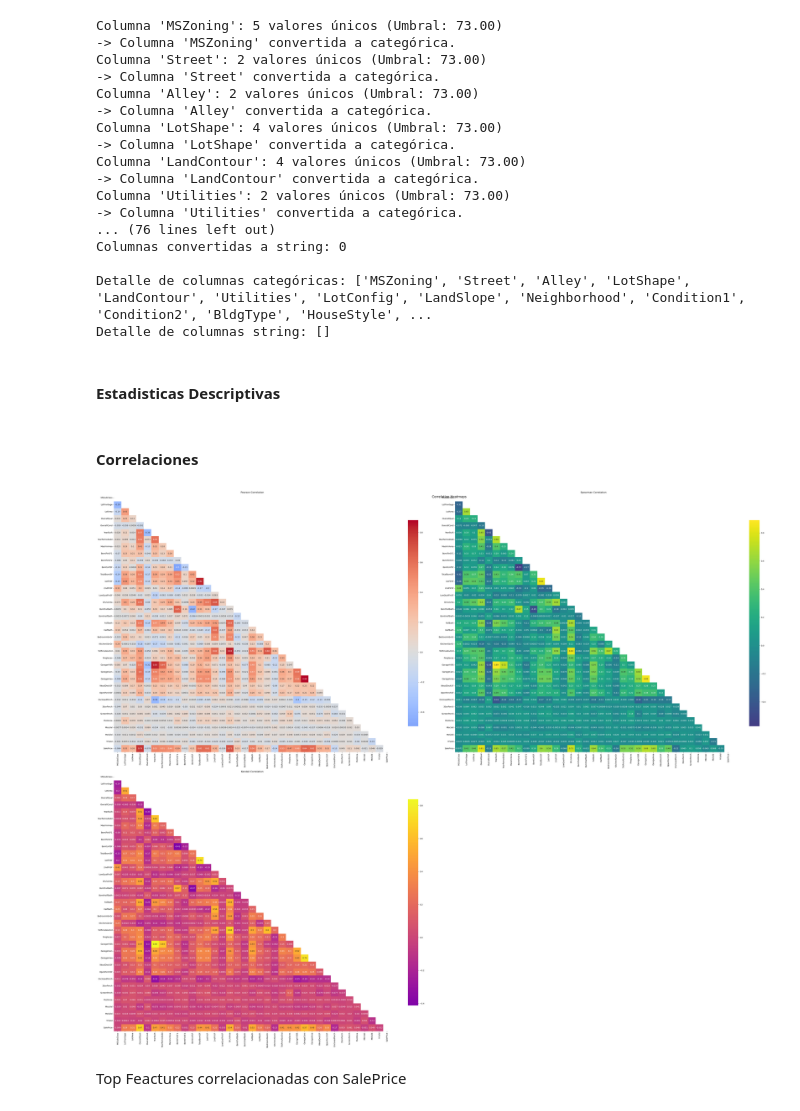
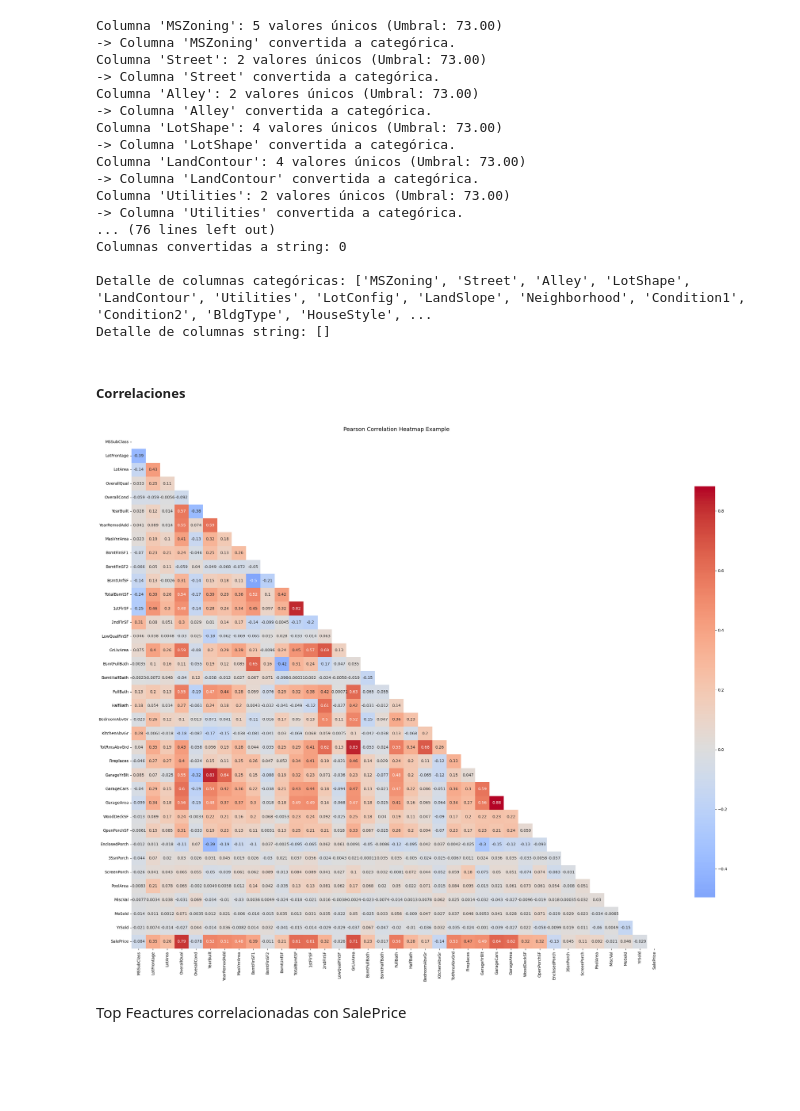
Before and after one commit to gillopy/Coding_Dojo_DS_ML, a Jupyter notebook: 3 - Advance_Machine_Learning/1 - Aprendizaje no supervisado/1.4 - Ingeniería de Características - Transformaciones de Variables (Core)/Transformaciones de Variables (Core).ipynb, the cells around one changed output. Cells and saved outputs as stored; diff of their text form; code cells hidden in the pictures; blank space fills up the shorter version.

```diff
--- a/3 - Advance_Machine_Learning/1 - Aprendizaje no supervisado/1.4 - Ingeniería de Características - Transformaciones de Variables (Core)/Transformaciones de Variables (Core).ipynb
+++ b/3 - Advance_Machine_Learning/1 - Aprendizaje no supervisado/1.4 - Ingeniería de Características - Transformaciones de Variables (Core)/Transformaciones de Variables (Core).ipynb
@@ -365,25 +386,22 @@ Columnas convertidas a string: 0
 
 Detalle de columnas categóricas: ['MSZoning', 'Street', 'Alley', 'LotShape', 'LandContour', 'Utilities', 'LotConfig', 'LandSlope', 'Neighborhood', 'Condition1', 'Condition2', 'BldgType', 'HouseStyle', ...
 Detalle de columnas string: []
-# %% [markdown]
-#### **Estadisticas Descriptivas**
 # %% [markdown]
-#### **Correlaciones**
+##### **Correlaciones**
-# %%
-pearson_corr = data_numeric.corr(method='pearson')
-spearman_corr = data_numeric.corr(method='spearman')
-kendall_corr = data_numeric.corr(method='kendall')
-
-utils.graph_correlations(
-    pearson_corr,
-    spearman_corr,
-    kendall_corr,
-    title="Correlation Heatmaps",
-    figsize=(50, 40),
-    annot_size=10
-)
-# %% [output]
-[figure, removed]
+# %%
+# Calcular la correlación de Pearson
+pearson_corr = data_numeric.corr(method="pearson")
+
+# Llamar a la función
+utils.graph_pearson_correlation(
+    pearson_corr,
+    title="Pearson Correlation Heatmap Example",
+    cmap='coolwarm',
+    figsize=(25, 20),
+    annot_size=10
+)
+# %% [output]
+[figure, added]
 # %% [markdown]
 Top Feactures correlacionadas con SalePrice
 # %%
```
Also changed, not shown: parts of 45 cells of this notebook, 1 other file.
